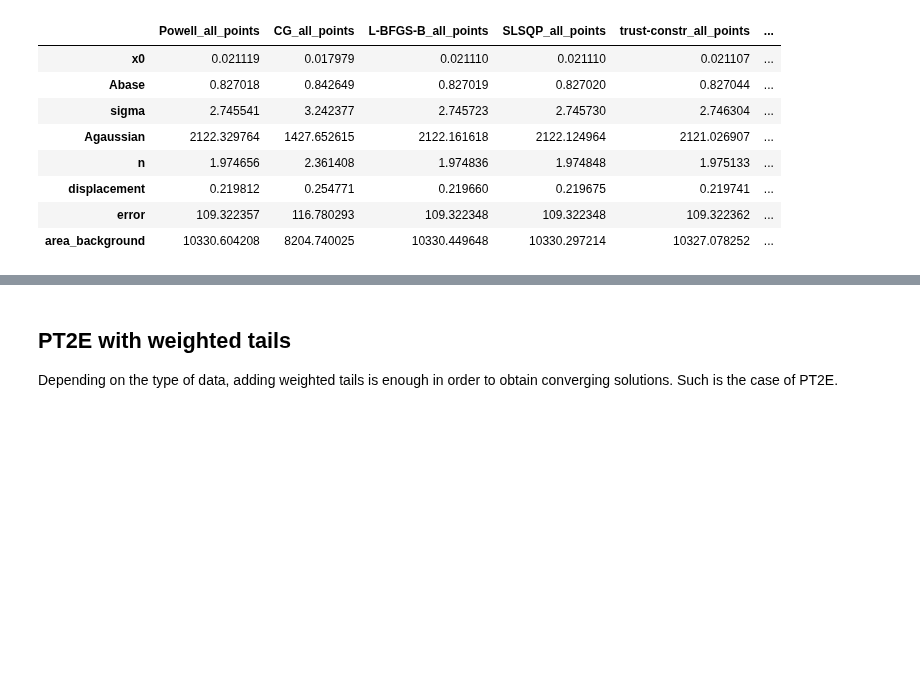
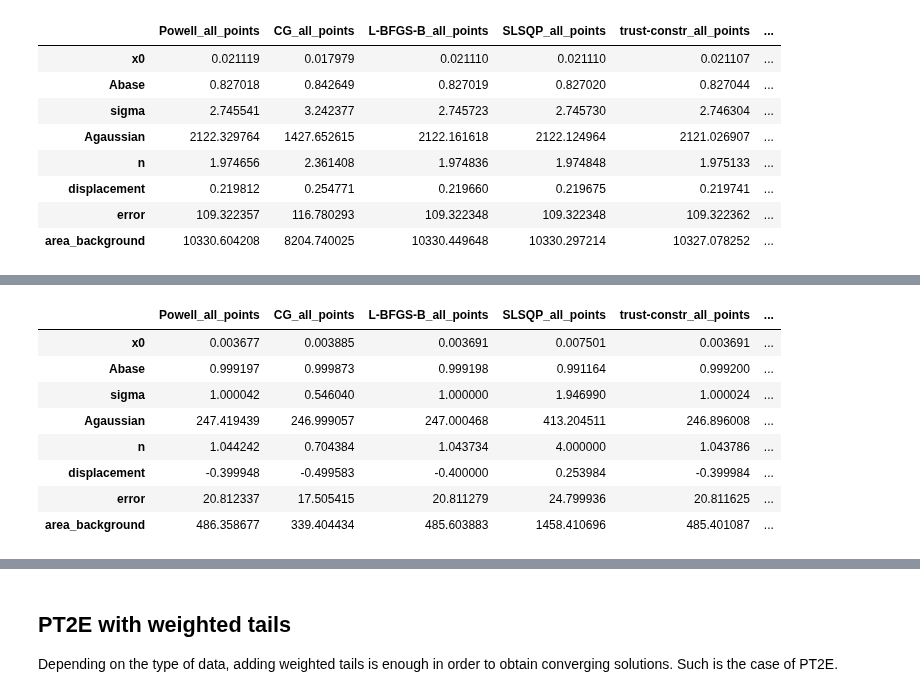
Before and after one commit to charldelaoa/Optosurf, a Jupyter notebook: Notebooks/d_minimization_strategies.ipynb, the cells around one changed output, grey strips where cells are left out. Drawn from its saved outputs; the diff is of its cells as text; code cells hidden in the pictures; blank space fills up the shorter version.

```diff
--- a/Notebooks/d_minimization_strategies.ipynb
+++ b/Notebooks/d_minimization_strategies.ipynb
@@ -471,0 +475,44 @@ show(grid_rough)
+# %%
+#| column: page
+# 3. Get initial guesses
+from IPython.display import HTML
+col = 'ann1'
+guess_df = pd.read_excel('data/guesses.xlsx', sheet_name=col)
+guess_df = guess_df.set_index('Variables')
+
+# 4. Create df that will save optmized parameters
+methods = ['Powell', 'CG', 'L-BFGS-B', 'SLSQP', 'trust-constr']
+index = ['x0', 'Abase', 'sigma', 'Agaussian', 'n', 'displacement', 'error', 'area_background']
+optimized_df = pd.DataFrame(columns=methods, index=index)
+convergence = []
+
+# Non-weighted
+weight_bool = True
+limit = 40000
+optimized_df_nw, rough_plots_nw =  optimize(methods, guess_df, optimized_df.copy(), limit, col, 'all-points')
+optimized_df_nw.columns = [col + '_all_points' for col in optimized_df.columns]
+
+# Weighted
+weight_bool = True
+limit = 30000
+optimized_df_w, rough_plots_w =  optimize(methods, guess_df, optimized_df.copy(), limit, col, 'less-points')
+optimized_df_w.columns = [col + '_less_points' for col in optimized_df.columns]
+
+# Combine dfs
+optimized_df = pd.concat([optimized_df_nw, optimized_df_w], axis=1)
+# optimized_df = optimized_df.sort_index(level=0, axis=1)
+optimized_df_html = optimized_df.style.set_table_attributes('style="font-size: 11px"').render()
+display(HTML(optimized_df_html))
+
+# Combine plots
+rough_plots_nw.extend(rough_plots_w)
+# %% [output]
+|  | Powell_all_points | CG_all_points | L-BFGS-B_all_points | SLSQP_all_points | trust-constr_all_points | ... |
+| x0 | 0.003677 | 0.003885 | 0.003691 | 0.007501 | 0.003691 | ... |
+| Abase | 0.999197 | 0.999873 | 0.999198 | 0.991164 | 0.999200 | ... |
+| sigma | 1.000042 | 0.546040 | 1.000000 | 1.946990 | 1.000024 | ... |
+| Agaussian | 247.419439 | 246.999057 | 247.000468 | 413.204511 | 246.896008 | ... |
+| n | 1.044242 | 0.704384 | 1.043734 | 4.000000 | 1.043786 | ... |
+| displacement | -0.399948 | -0.499583 | -0.400000 | 0.253984 | -0.399984 | ... |
+| error | 20.812337 | 17.505415 | 20.811279 | 24.799936 | 20.811625 | ... |
+| area_background | 486.358677 | 339.404434 | 485.603883 | 1458.410696 | 485.401087 | ... |
```
Also changed, not shown: parts of 5 cells of this notebook, 3 other files.
